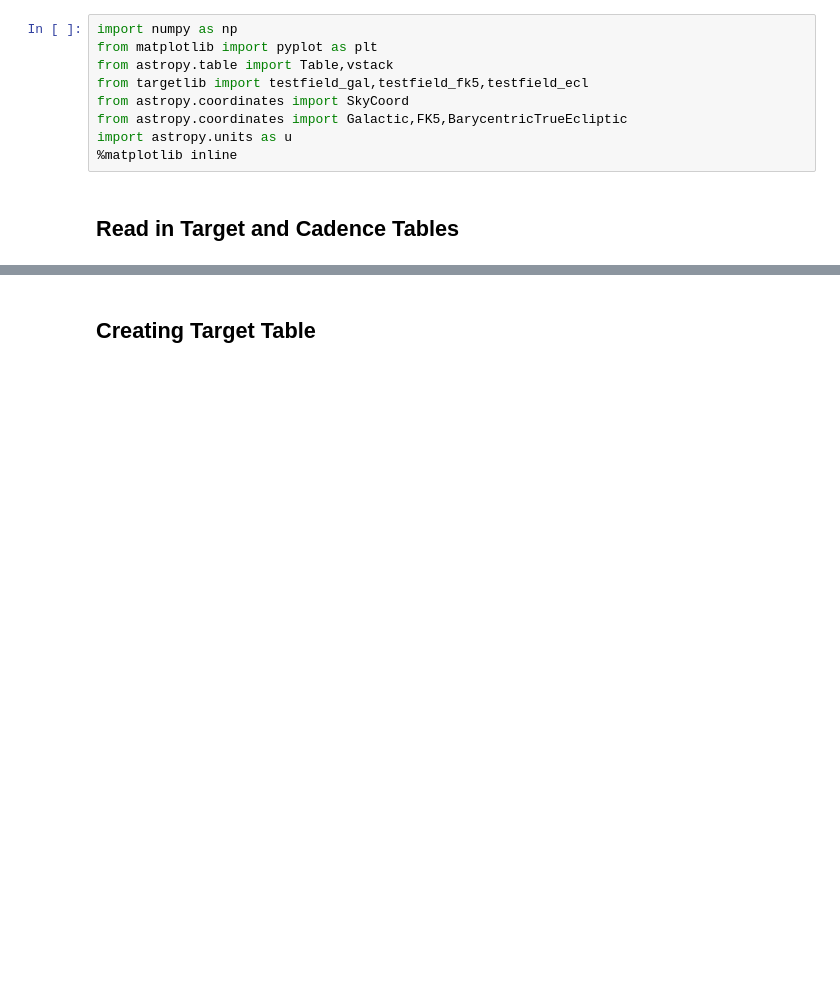
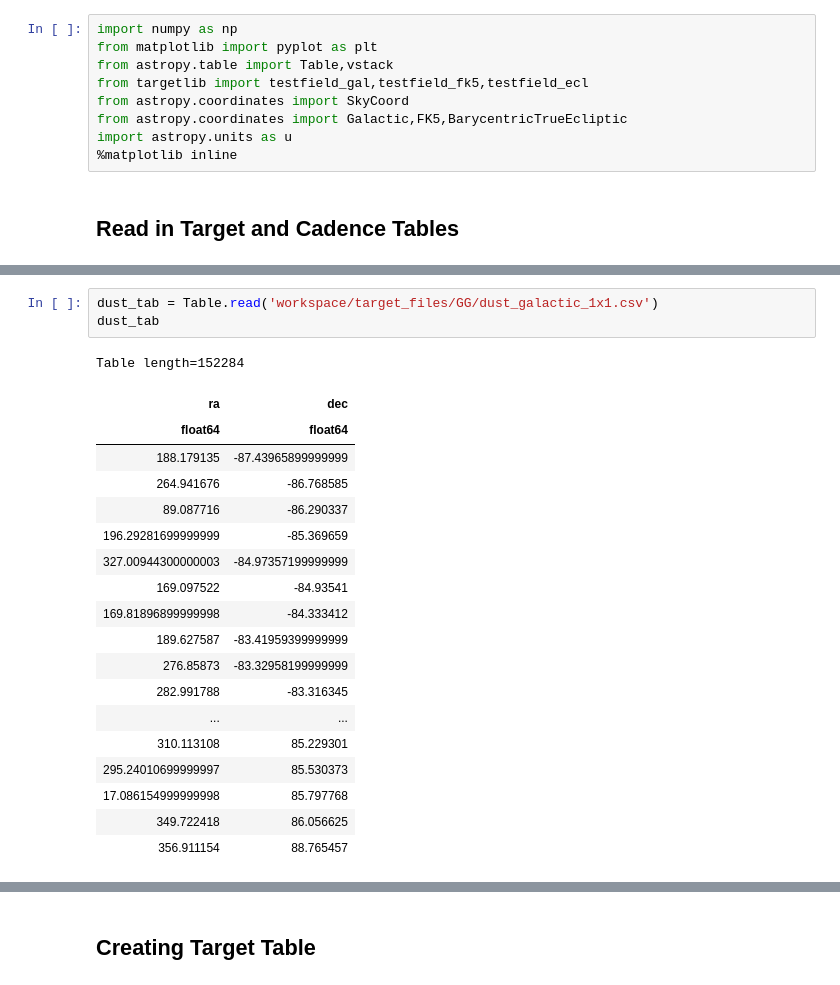
Before and after one commit to William-Zhang-R/SDSS-V-SimTargets, a Jupyter notebook: allsky/GG Targets.ipynb, the cells around one changed output, grey strips where cells are left out. Drawn from its saved outputs; the diff is of its cells as text; blank space fills up the shorter version.

```diff
--- a/allsky/GG Targets.ipynb
+++ b/allsky/GG Targets.ipynb
@@ -36,4 +36,27 @@ Table length=6571639
 | 234.0696 | 89.765152 |
+# %%
+dust_tab = Table.read('workspace/target_files/GG/dust_galactic_1x1.csv')
+dust_tab
+# %% [output]
+Table length=152284
+| ra | dec |
+| float64 | float64 |
+| 188.179135 | -87.43965899999999 |
+| 264.941676 | -86.768585 |
+| 89.087716 | -86.290337 |
+| 196.29281699999999 | -85.369659 |
+| 327.00944300000003 | -84.97357199999999 |
+| 169.097522 | -84.93541 |
+| 169.81896899999998 | -84.333412 |
+| 189.627587 | -83.41959399999999 |
+| 276.85873 | -83.32958199999999 |
+| 282.991788 | -83.316345 |
+| ... | ... |
+| 310.113108 | 85.229301 |
+| 295.24010699999997 | 85.530373 |
+| 17.086154999999998 | 85.797768 |
+| 349.722418 | 86.056625 |
+| 356.911154 | 88.765457 |
 # %%
 plt.rcParams.update({'font.size': 14})
 (fig,bmap) = testfield_fk5()
```
Also changed, not shown: parts of 8 cells of this notebook, 1 other file.
